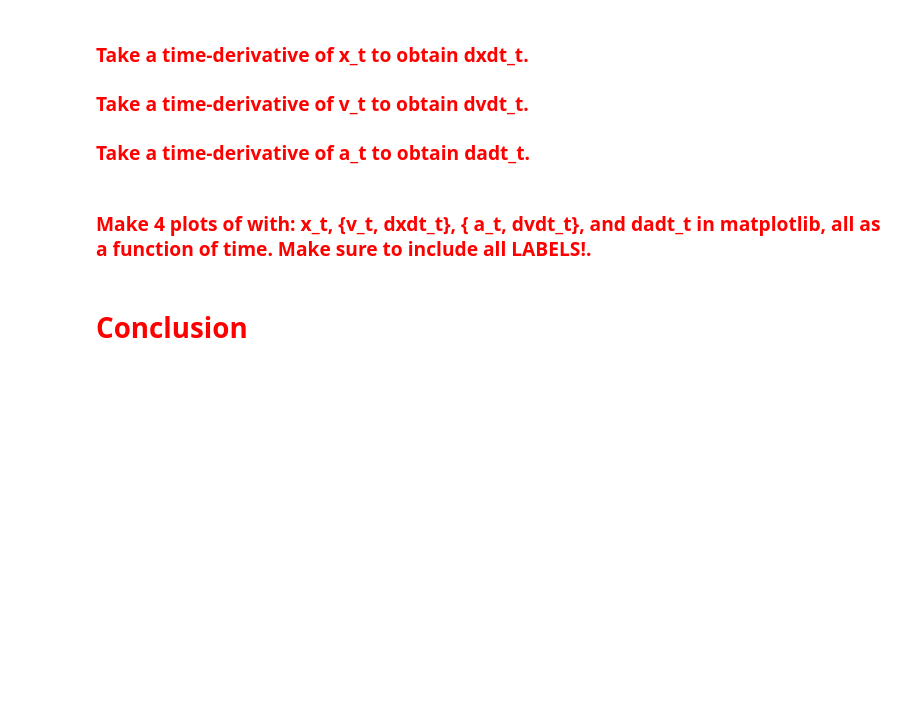
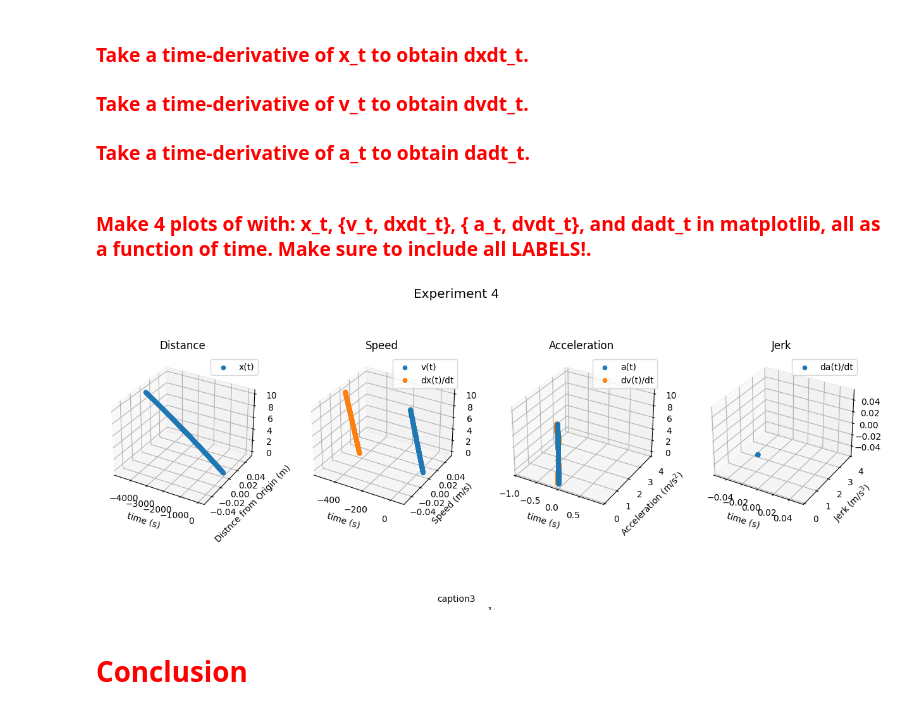
Before and after one commit to CalebAnderson22/PHY122, a Jupyter notebook: phy122_N1Lt.ipynb, the cells around one changed output. Drawn from its saved outputs; the diff is of its cells as text; code cells hidden in the pictures; blank space fills up the shorter version.

```diff
--- a/phy122_N1Lt.ipynb
+++ b/phy122_N1Lt.ipynb
@@ -120,16 +269,80 @@ fig.show()
 #   <font color='Red'> **Experiment 4** </font>
 # %% [markdown]
 ###   <font color='Red'> To begin lets start given the following initial position, velocity, and acceleration, WITH velocity and acceleration in different directions! </font>
+# %%
+x_i4 = array([10., 0.]) ## m : initial position vector/array
+v_i4 = array([50., 0.]) ## m/s : initial velocity vector/array
+a_i4 = array([-9.81, 0.]) ## m/s/s : initial acceleration vector/array
 # %% [markdown]
 ###  <font color='Red'> Define a for-loop to Velocity-Verlet integrate the motion to obtain a x_t, v_t, and a_t. </font>
+# %%
+x_t4 = zeros((len(timeline), 2)) ## initialize position-trajectory (position vectors for all times)
+v_t4 = zeros((len(timeline), 2)) ## initialize velocity-trajectory (velocity vectors for all times)
+a_t4 = zeros((len(timeline), 2)) ## initialize acceleration-trajectory (acceleration vectors for all times)
+
+x_t4[0] = x_i4 ## initialize the 0th position-trajectory entry to the initial-position
+v_t4[0] = v_i4 ## initialize the 0th velocity-trajectory entry to the initial-velocity
+a_t4[0] = a_i4 ## initialize the 0th acceleration-trajectory entry to the initial-acceleration
+for t in range(1,len(x_t4)): ## iteratively run algorithm for all entries (for all time, excluding time 0)
+  x_t4[t] = x_t4[t-1] + v_t4[t-1] * dt + 0.5 * a_t4[t-1] * dt**dt ## Velocity-Verlet Step 1 : find new position from old data
+  a_t4[t] = a_t4[t-1] ## Velocity-Verlet Step 2 : find new acceleraiton from old acceleraiton
+  v_t4[t] = v_t4[t-1] + 0.5 * ( a_t4[t-1] + a_t4[t] ) * dt ## Velocity-Verlet Step 3 : find new velociy from old data & new accleration
 # %% [markdown]
 ###  <font color='Red'> Take a time-derivative of x_t to obtain dxdt_t. </font>
 
 ###  <font color='Red'> Take a time-derivative of v_t to obtain dvdt_t. </font>
 
 ###  <font color='Red'> Take a time-derivative of a_t to obtain dadt_t. </font>
+# %%
+dxdt_t4 = d(x_t4)/dt ## take numerical-derivative of the aforementioned position-trajectory
+dvdt_t4 = d(v_t4)/dt ## take numerical-derivative of the aforementioned velocity-trajectory
+dadt_t4 = d(a_t4)/dt ## take numerical-derivative of the aforementioned acceleration-trajectory
 # %% [markdown]
 ###  <font color='Red'> Make 4 plots of with: x_t, \{v_t, dxdt_t\}, \{ a_t, dvdt_t\}, and dadt_t in matplotlib, all as a function of time. Make sure to include all LABELS!. </font>
+# %%
+fig4, (ax14, ax24, ax34, ax44) = plt.subplots(1, 4)
+ax14.axis('off')
+ax24.axis('off')
+ax34.axis('off')
+ax44.axis('off')
+ax14 = fig4.add_subplot(1, 4, 1, projection='3d')  # Create a 3D subplot
+ax24 = fig4.add_subplot(1, 4, 2, projection='3d')  # Create a 3D subplot
+ax34 = fig4.add_subplot(1, 4, 3, projection='3d')  # Create a 3D subplot
+ax44 = fig4.add_subplot(1, 4, 4, projection='3d')  # Create a 3D subplot
+
+fig4.text(1, 1, "Experiment 4", ha='center', fontsize='x-large')
+fig4.subplots_adjust(hspace=0.01, wspace=0.25, right=2, top=0.95, bottom=0.15)
+caption3 = "caption3"
+caption_wrapped3 = textwrap.fill(caption3, width=40)
+fig4.text(1, 0, caption_wrapped3, ha='center')
+
+ax14.scatter(x_t4[:, 0], x_t4[:, 1], timeline, label="x(t)")
+ax14.set_title("Distance")
+ax14.legend()
+ax14.set(xlabel="time (s)", ylabel="Distnce from Origin (m)")
+
+ax24.scatter(v_t4[:, 0], v_t4[:, 1], timeline, label="v(t)")
+ax24.scatter(dxdt_t4[:, 0], dxdt_t4[:, 1], timeline, label="dx(t)/dt")
+ax24.set_title("Speed")
+ax24.legend()
+ax24.set(xlabel="time (s)", ylabel="Speed (m/s)")
+
+ax34.scatter(a_t4[:, 0], a_t4[:, 1], timeline, label="a(t)")
+ax34.scatter(dvdt_t4[:, 0], dvdt_t4[:, 1], timeline, label="dv(t)/dt")
+ax34.set_ylim([0, 4])
+ax34.set_title("Acceleration")
+ax34.legend()
+ax34.set(xlabel="time (s)", ylabel="Acceleration (m/s$^2$)")
+
+ax44.scatter(dadt_t4[:, 0], dadt_t4[:, 1], label="da(t)/dt")
+ax44.set_ylim([0, 4])
+ax44.set_title("Jerk")
+ax44.set(xlabel="time (s)", ylabel="Jerk (m/s$^3$)")
+ax44.legend()
+
+fig4.show()
+# %% [output]
+[figure, added]
 # %% [markdown]
 #   <font color='Red'> **Conclusion** </font>
 # %% [markdown]
```
Also changed, not shown: parts of 14 cells of this notebook.
